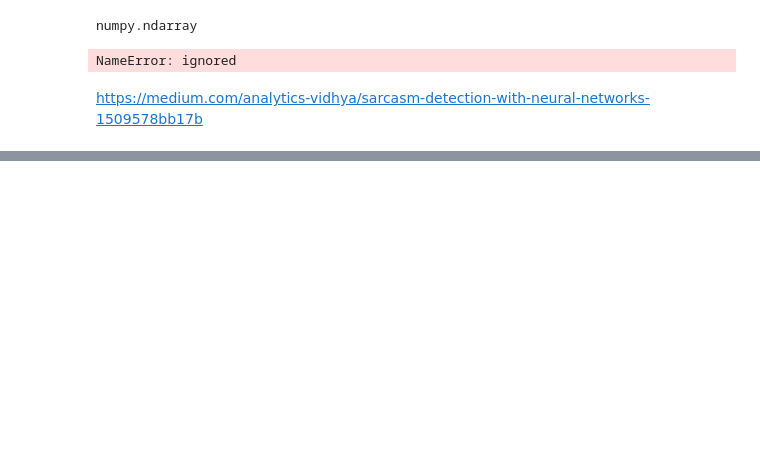
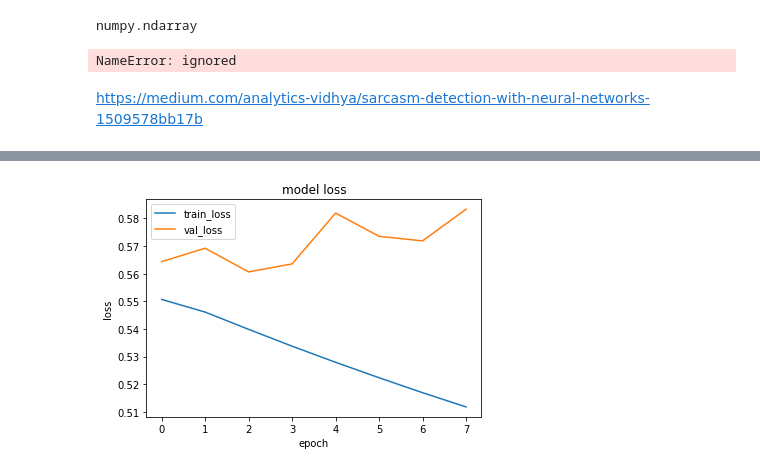
Before and after one commit to zuzannazak/MgrSarcasm, a Jupyter notebook: mgr_sieć_neuronowa.ipynb, the cells around one changed output, grey strips where cells are left out. Saved outputs shown, nothing was run; the diff lists cells and outputs as text; code cells hidden in the pictures; blank space fills up the shorter version.

```diff
--- a/mgr_sieć_neuronowa.ipynb
+++ b/mgr_sieć_neuronowa.ipynb
@@ -230,0 +220,5 @@ Epoch 00010: early stopping
+# %%
+df_m=pd.DataFrame(model.history.history)
+df_m['Epoch']=range(0,8)
+df_m.index=df_m['Epoch']
+df_m
@@ -230,0 +236,18 @@ Epoch 00010: early stopping
+# %%
+score = model.evaluate(np.array(testing_padded), np.array(testing_labels, dtype='int32'), batch_size=64, verbose=1)
+print('Test accuracy:', score[1])
+
+#Loss Graph(Training and Validation)
+import pandas as pd
+import numpy as np
+import matplotlib.pyplot as plt
+import seaborn as sns
+%matplotlib inline
+plt.plot(df_m['loss'])
+plt.plot(df_m['val_loss'])
+plt.title('model loss')
+plt.ylabel('loss')
+plt.xlabel('epoch')
+plt.legend(['train_loss', 'val_loss'])
+plt.show()
+# %% [output]
@@ -230,0 +256 @@ Epoch 00010: early stopping
+[figure, added]
```
Also changed, not shown: parts of 11 cells of this notebook.
